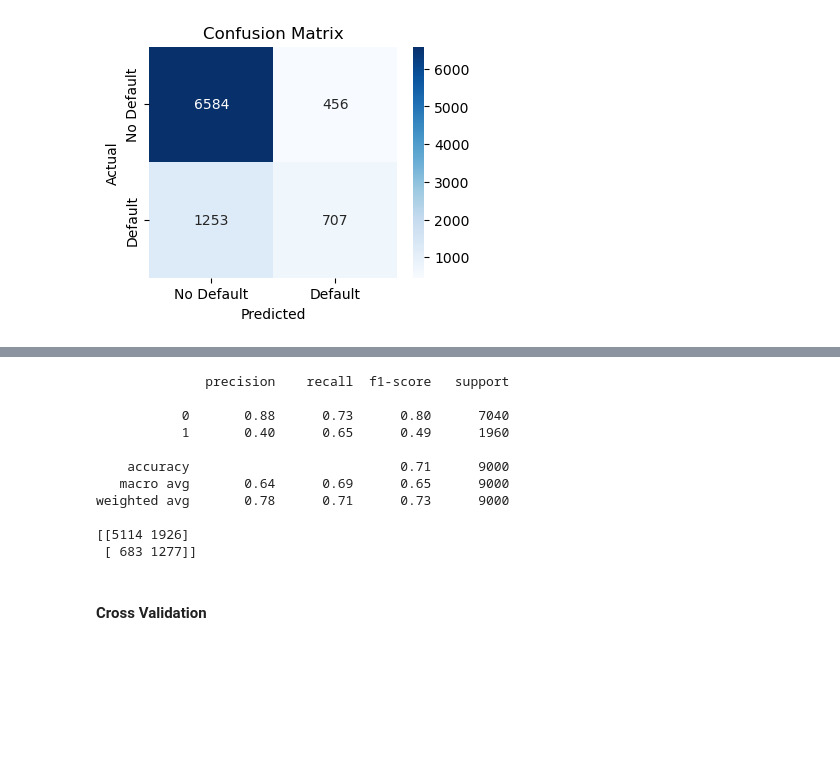
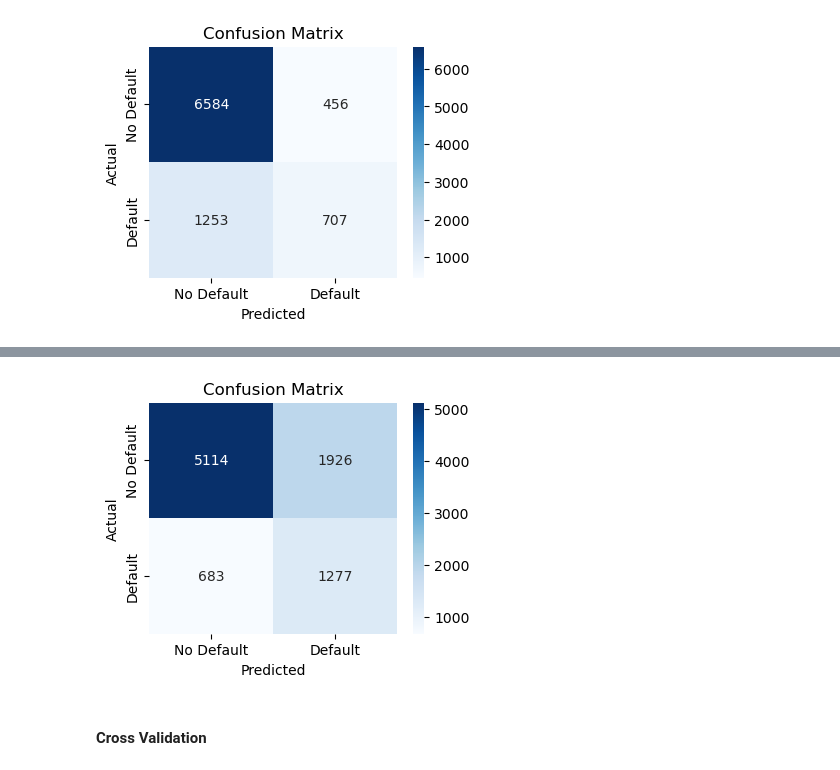
Before and after one commit to rbryant92/Copieux, a Jupyter notebook: notebooks/supervised_learning_from_data_to_deployment.ipynb, the cells around one changed output, grey strips where cells are left out. Saved outputs shown, nothing was run; the diff lists cells and outputs as text; code cells hidden in the pictures; blank space fills up the shorter version.

```diff
--- a/notebooks/supervised_learning_from_data_to_deployment.ipynb
+++ b/notebooks/supervised_learning_from_data_to_deployment.ipynb
@@ -1014,19 +1012,17 @@ weighted avg       0.79      0.81      0.79      9000
 # %%
 # downsampling performance
-print(classification_report(y_test, y_pred_down))
-print(confusion_matrix(y_test, y_pred_down))
+conf_matrix_down = confusion_matrix(y_test, y_pred_down)
+
+plt.figure(figsize=(4, 3))
+sns.heatmap(conf_matrix_down, annot=True, fmt='d', cmap='Blues',
+            xticklabels=['No Default', 'Default'],
+            yticklabels=['No Default', 'Default'])
+plt.xlabel('Predicted')
+plt.ylabel('Actual')
+plt.title('Confusion Matrix')
+plt.show()
 # %% [output]
-              precision    recall  f1-score   support
-
-           0       0.88      0.73      0.80      7040
-           1       0.40      0.65      0.49      1960
-
-    accuracy                           0.71      9000
-   macro avg       0.64      0.69      0.65      9000
-weighted avg       0.78      0.71      0.73      9000
-
-[[5114 1926]
- [ 683 1277]]
+[figure, added]
 # %% [markdown]
 #### Cross Validation
 # %% [markdown]
```
Also changed, not shown: parts of 16 cells of this notebook.
